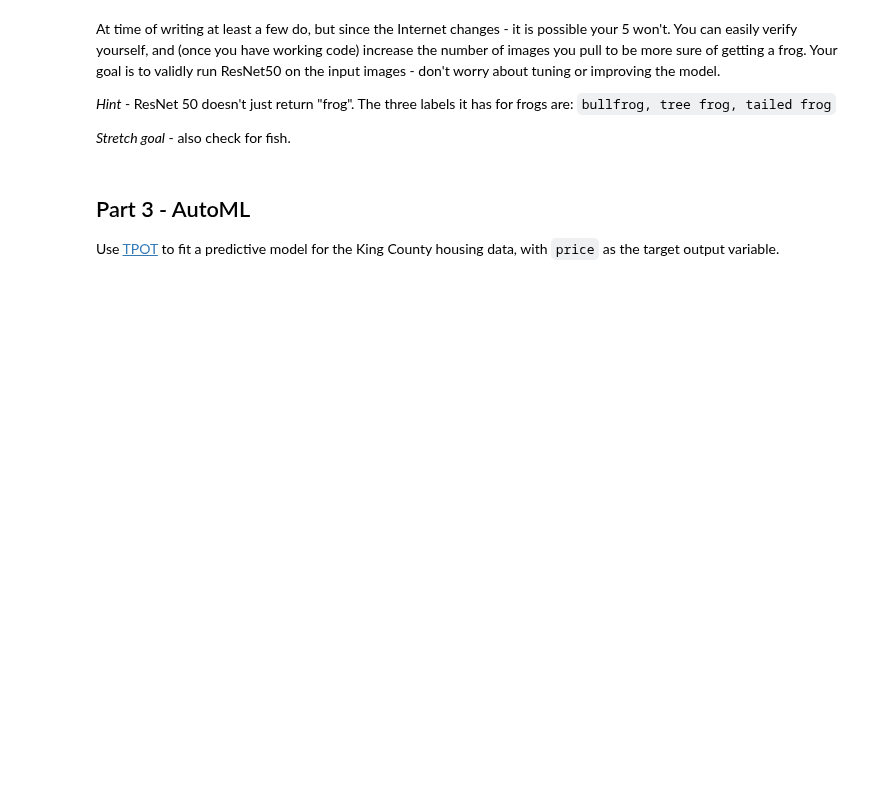
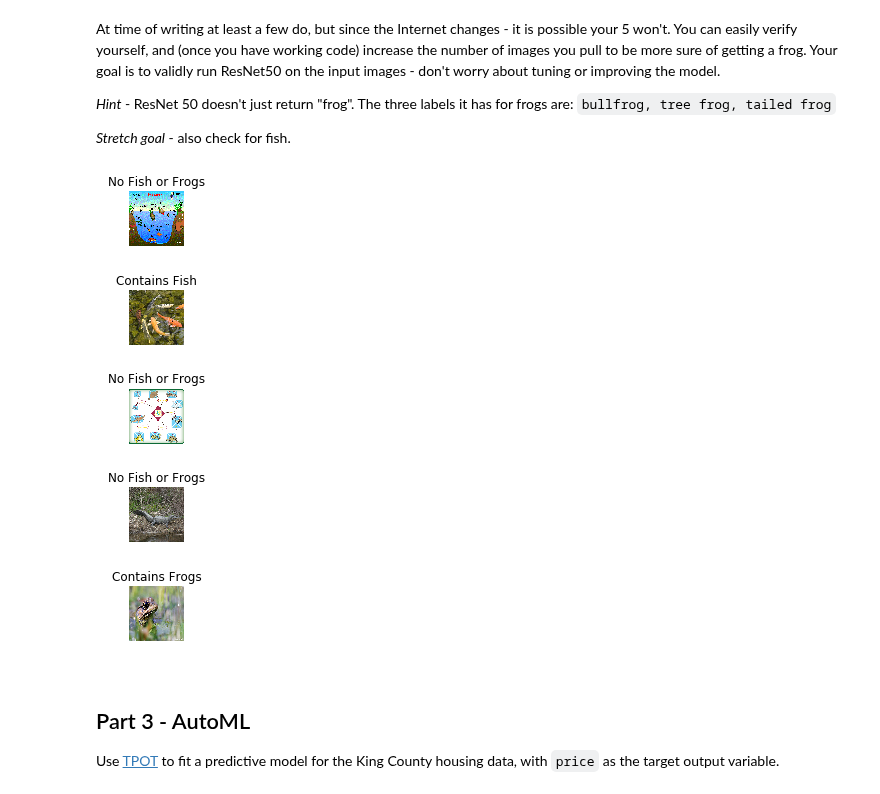
Before and after one commit to bloominstituteoftechnology/DS-Unit-4-Sprint-3-Deep-Learning, a Jupyter notebook: LS_DS_Unit_4_Sprint_Challenge_4.ipynb, the cells around one changed output. Cells and saved outputs as stored; diff of their text form; code cells hidden in the pictures; blank space fills up the shorter version.

```diff
--- a/LS_DS_Unit_4_Sprint_Challenge_4.ipynb
+++ b/LS_DS_Unit_4_Sprint_Challenge_4.ipynb
@@ -106,0 +139,8 @@ For reference, the [Keras IMDB sentiment classification example](https://github.
+# %%
+# keras predictive model
+model = Sequential()
+model.add(Embedding(top_words, 30, input_length=max_tweet_length))
+model.add(LSTM(50))
+model.add(Dense(1, activation='sigmoid'))
+model.compile(loss='binary_crossentropy', optimizer='adam', metrics=['accuracy'])
+print(model.summary())
@@ -106,0 +162,2 @@ For reference, the [Keras IMDB sentiment classification example](https://github.
+# %%
+model.fit(X_train, y_train, validation_data=(X_test, y_test), epochs=10, batch_size=100)
@@ -158,3 +225,43 @@ At time of writing at least a few do, but since the Internet changes - it is pos
+# %%
+def check_pond_animals(img_paths, confidence=0.1):
+    """Checks for frogs and fish"""
+    # load resnet50
+    model = ResNet50(weights='imagenet')
+
+    fig, ax = plt.subplots(nrows=len(img_paths), figsize=(10*len(img_paths), 7))
+
+    for i, img_path in enumerate(img_paths):
+        frogs, fish = False, False
+        # load the image
+        img = image.load_img(img_path, target_size=(224, 224))
+        # preprocess image for prediction
+        X = preprocess_input(np.expand_dims(image.img_to_array(img), axis=0))
+        preds = decode_predictions(model.predict(X), top=3)[0]
+
+        # see if images have fish, frogs or both
+        if any(['fish' in pred[1] for pred in preds]):
+            fish = True
+        if any(['frog' in pred[1] for pred in preds]):
+            frogs = True
+
+        if fish and frogs:
+            ax[i].set_title('Contains Fish and Frogs')
+        elif fish:
+            ax[i].set_title('Contains Fish')
+        elif frogs:
+            ax[i].set_title('Contains Frogs')
+        else:
+            ax[i].set_title('No Fish or Frogs')
+
+        ax[i].imshow(img)
+        ax[i].axis('off')
+
+    plt.tight_layout()
+    plt.show()
+
+check_pond_animals(absolute_image_paths['animal pond'])
+# %% [output]
+[figure, added]
 # %% [markdown]
 ## Part 3 - AutoML
 
```
Also changed, not shown: parts of 21 cells of this notebook, 1 other file.
